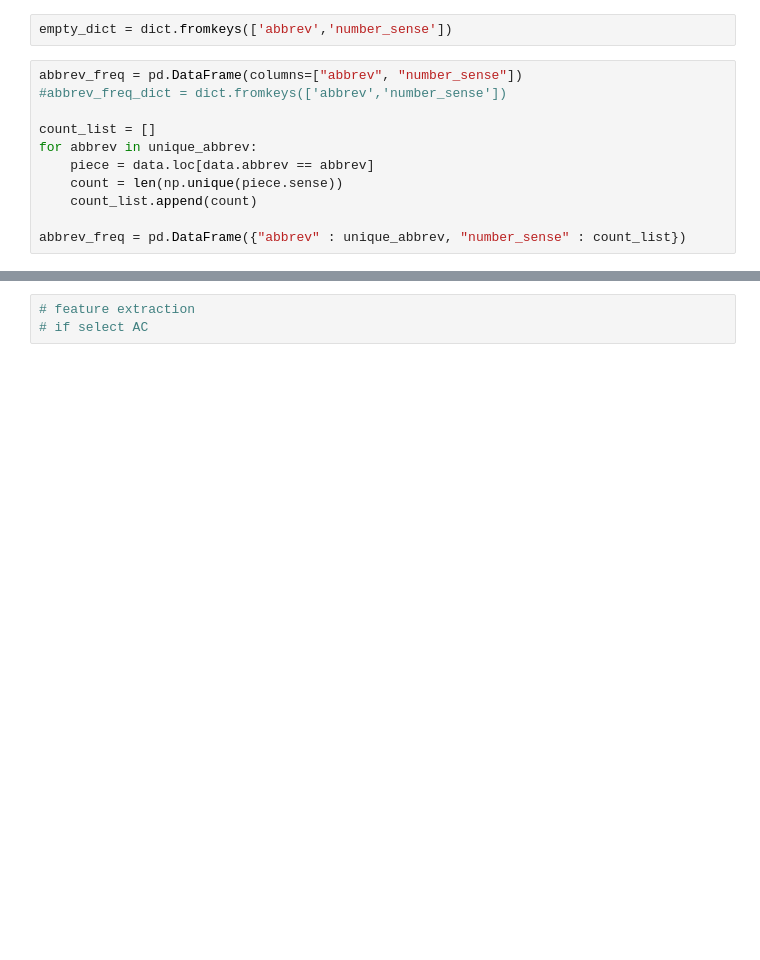
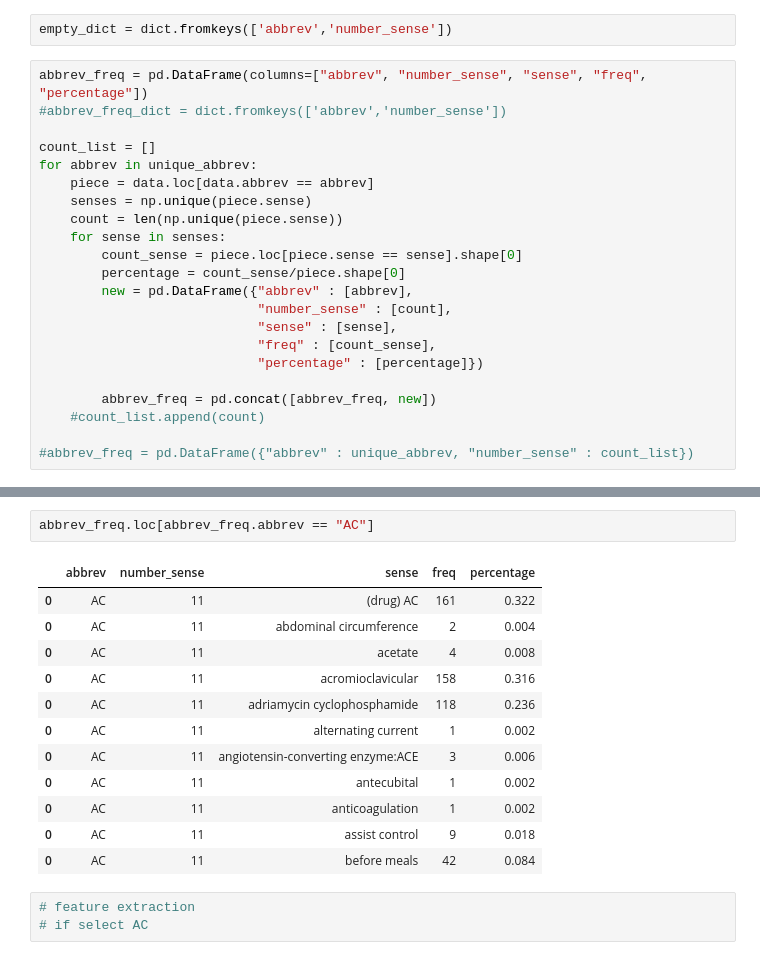
Before and after one commit to RaterBai/Clinical-NLP-Group-Project, a Jupyter notebook: group assignment/code/generate_features.ipynb, the cells around one changed output, grey strips where cells are left out. Drawn from its saved outputs; the diff is of its cells as text; blank space fills up the shorter version.

```diff
--- a/group assignment/code/generate_features.ipynb
+++ b/group assignment/code/generate_features.ipynb
@@ -28,13 +29,24 @@ unique_abbrev = np.unique(data.abbrev)
 # %%
 empty_dict = dict.fromkeys(['abbrev','number_sense'])
 # %%
-abbrev_freq = pd.DataFrame(columns=["abbrev", "number_sense"])
+abbrev_freq = pd.DataFrame(columns=["abbrev", "number_sense", "sense", "freq", "percentage"])
 #abbrev_freq_dict = dict.fromkeys(['abbrev','number_sense'])
 
 count_list = []
 for abbrev in unique_abbrev:
     piece = data.loc[data.abbrev == abbrev]
+    senses = np.unique(piece.sense)
     count = len(np.unique(piece.sense))
-    count_list.append(count)
+    for sense in senses:
+        count_sense = piece.loc[piece.sense == sense].shape[0]
+        percentage = count_sense/piece.shape[0]
+        new = pd.DataFrame({"abbrev" : [abbrev],
+                            "number_sense" : [count],
+                            "sense" : [sense],
+                            "freq" : [count_sense],
+                            "percentage" : [percentage]})
 
-abbrev_freq = pd.DataFrame({"abbrev" : unique_abbrev, "number_sense" : count_list})
+        abbrev_freq = pd.concat([abbrev_freq, new])
+    #count_list.append(count)
+
+#abbrev_freq = pd.DataFrame({"abbrev" : unique_abbrev, "number_sense" : count_list})
@@ -57,3 +64,18 @@ abbrev_freq
+# %%
+abbrev_freq.loc[abbrev_freq.abbrev == "AC"]
+# %% [output]
+|  | abbrev | number_sense | sense | freq | percentage |
+| 0 | AC | 11 | (drug) AC | 161 | 0.322 |
+| 0 | AC | 11 | abdominal circumference | 2 | 0.004 |
+| 0 | AC | 11 | acetate | 4 | 0.008 |
+| 0 | AC | 11 | acromioclavicular | 158 | 0.316 |
+| 0 | AC | 11 | adriamycin cyclophosphamide | 118 | 0.236 |
+| 0 | AC | 11 | alternating current | 1 | 0.002 |
+| 0 | AC | 11 | angiotensin-converting enzyme:ACE | 3 | 0.006 |
+| 0 | AC | 11 | antecubital | 1 | 0.002 |
+| 0 | AC | 11 | anticoagulation | 1 | 0.002 |
+| 0 | AC | 11 | assist control | 9 | 0.018 |
+| 0 | AC | 11 | before meals | 42 | 0.084 |
 # %%
 # feature extraction
 # if select AC
```
Also changed, not shown: parts of 10 cells of this notebook.
